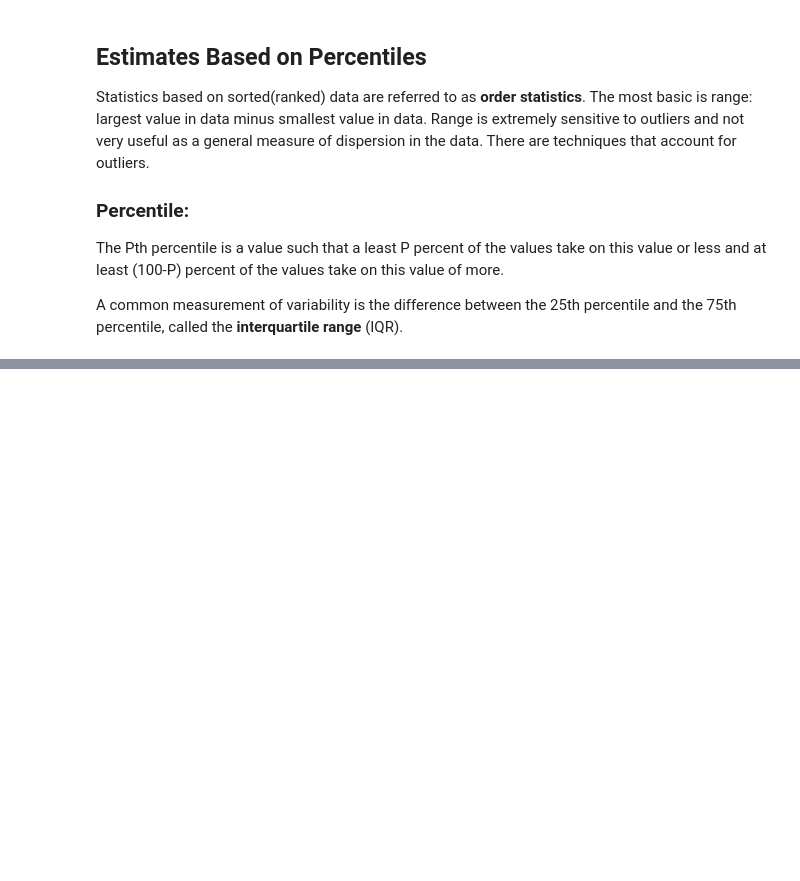
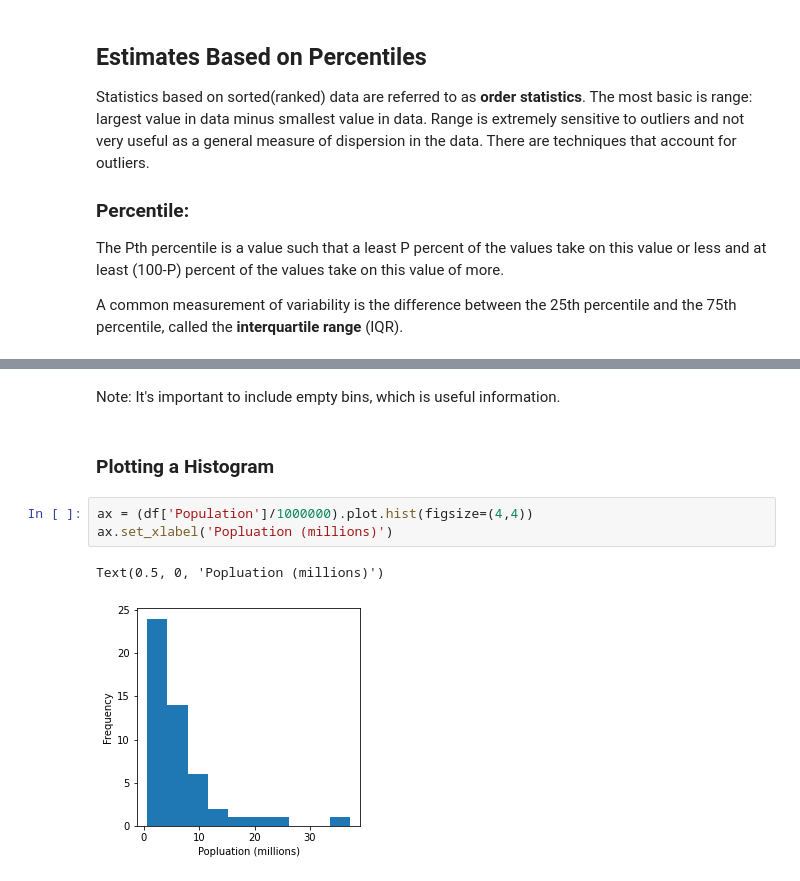
Before and after one commit to beauvilerobed/statistics-for-data-science, a Jupyter notebook: EDA.ipynb, the cells around one changed output, grey strips where cells are left out. Saved outputs shown, nothing was run; the diff lists cells and outputs as text; blank space fills up the shorter version.

```diff
--- a/EDA.ipynb
+++ b/EDA.ipynb
@@ -56,0 +162,10 @@ A common measurement of variability is the difference between the 25th percentil
+# %% [markdown]
+Note: It's important to include empty bins, which is useful information.
+# %% [markdown]
+### Plotting a Histogram
+# %%
+ax = (df['Population']/1000000).plot.hist(figsize=(4,4))
+ax.set_xlabel('Popluation (millions)')
+# %% [output]
+Text(0.5, 0, 'Popluation (millions)')
+[figure, added]
```
Also changed, not shown: parts of 29 cells of this notebook.
